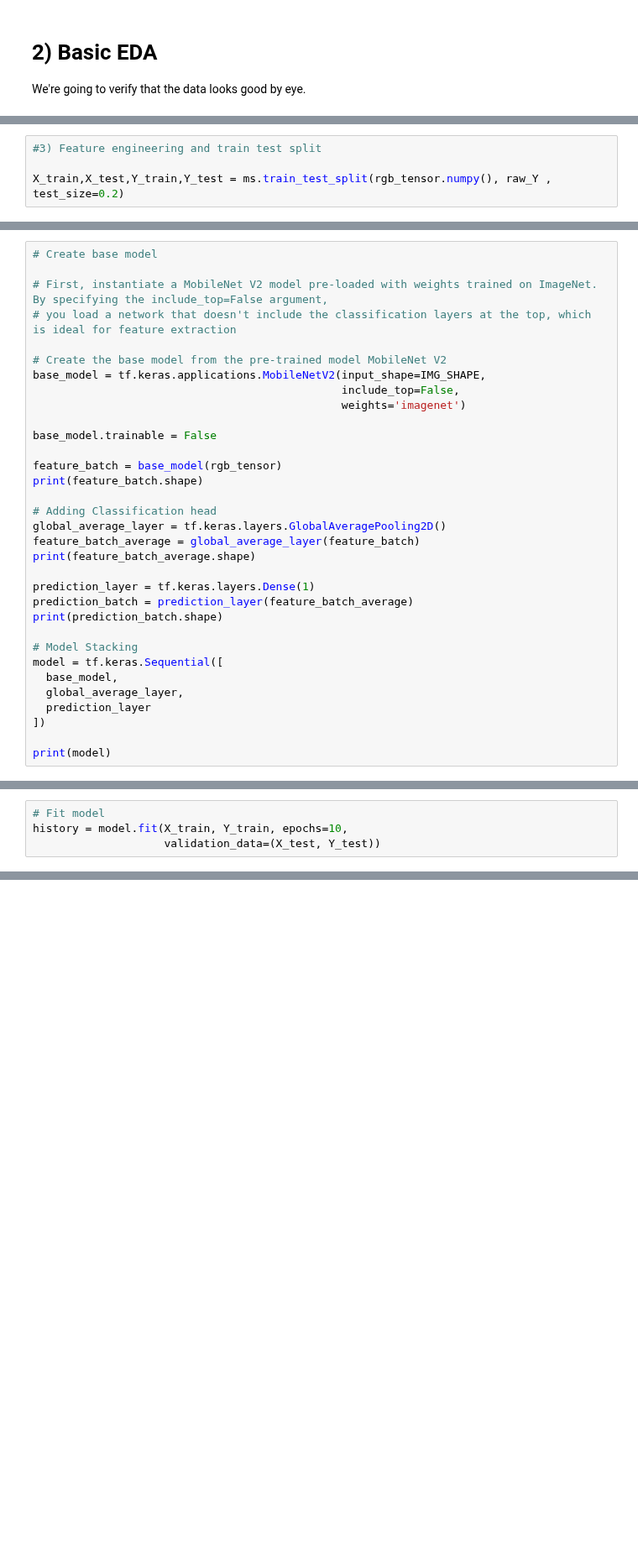
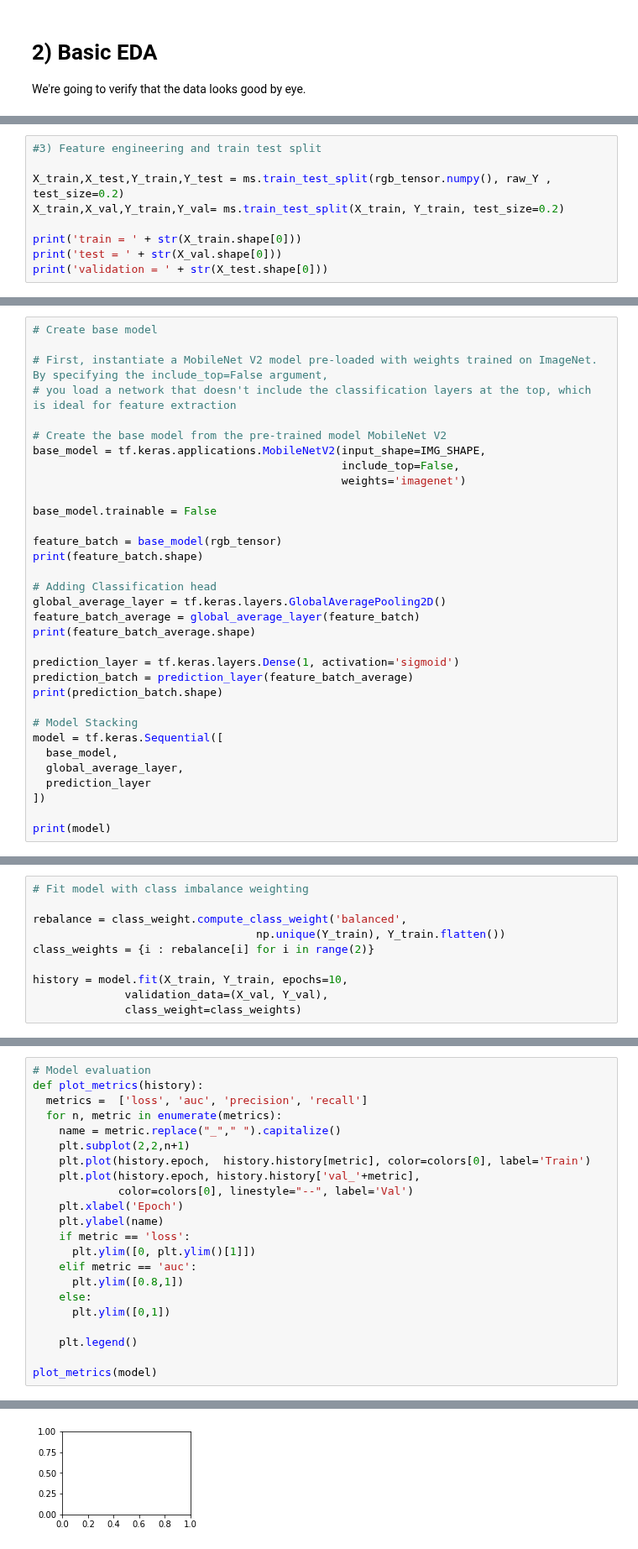
Before and after one commit to jacheung/bookshelf, a Jupyter notebook: autocurator_CNN_v1_0.ipynb, the cells around one changed output, grey strips where cells are left out. Shown at 84% size. Drawn from its saved outputs; the diff is of its cells as text; blank space fills up the shorter version.

```diff
--- a/autocurator_CNN_v1_0.ipynb
+++ b/autocurator_CNN_v1_0.ipynb
@@ -76,3 +105,8 @@ plt.show()
 #3) Feature engineering and train test split
 
 X_train,X_test,Y_train,Y_test = ms.train_test_split(rgb_tensor.numpy(), raw_Y , test_size=0.2)
+X_train,X_val,Y_train,Y_val= ms.train_test_split(X_train, Y_train, test_size=0.2)
+
+print('train = ' + str(X_train.shape[0]))
+print('test = ' + str(X_val.shape[0]))
+print('validation = ' + str(X_test.shape[0]))
@@ -103,7 +141,7 @@ global_average_layer = tf.keras.layers.GlobalAveragePooling2D()
 feature_batch_average = global_average_layer(feature_batch)
 print(feature_batch_average.shape)
 
-prediction_layer = tf.keras.layers.Dense(1)
+prediction_layer = tf.keras.layers.Dense(1, activation='sigmoid')
 prediction_batch = prediction_layer(feature_batch_average)
 print(prediction_batch.shape)
 
@@ -129,4 +176,0 @@ model.compile(optimizer=tf.keras.optimizers.RMSprop(lr=base_learning_rate),
-# %%
-# Fit model
-history = model.fit(X_train, Y_train, epochs=10,
-                    validation_data=(X_test, Y_test))
@@ -153,0 +177,10 @@ Epoch 10/10
+# %%
+# Fit model with class imbalance weighting
+
+rebalance = class_weight.compute_class_weight('balanced',
+                                  np.unique(Y_train), Y_train.flatten())
+class_weights = {i : rebalance[i] for i in range(2)}
+
+history = model.fit(X_train, Y_train, epochs=10,
+              validation_data=(X_val, Y_val),
+              class_weight=class_weights)
@@ -153,0 +208,23 @@ Epoch 10/10
+# %%
+# Model evaluation
+def plot_metrics(history):
+  metrics =  ['loss', 'auc', 'precision', 'recall']
+  for n, metric in enumerate(metrics):
+    name = metric.replace("_"," ").capitalize()
+    plt.subplot(2,2,n+1)
+    plt.plot(history.epoch,  history.history[metric], color=colors[0], label='Train')
+    plt.plot(history.epoch, history.history['val_'+metric],
+             color=colors[0], linestyle="--", label='Val')
+    plt.xlabel('Epoch')
+    plt.ylabel(name)
+    if metric == 'loss':
+      plt.ylim([0, plt.ylim()[1]])
+    elif metric == 'auc':
+      plt.ylim([0.8,1])
+    else:
+      plt.ylim([0,1])
+
+    plt.legend()
+
+plot_metrics(model)
+# %% [output]
@@ -153,0 +232 @@ Epoch 10/10
+[figure, added]
```
Also changed, not shown: parts of 20 cells of this notebook.
